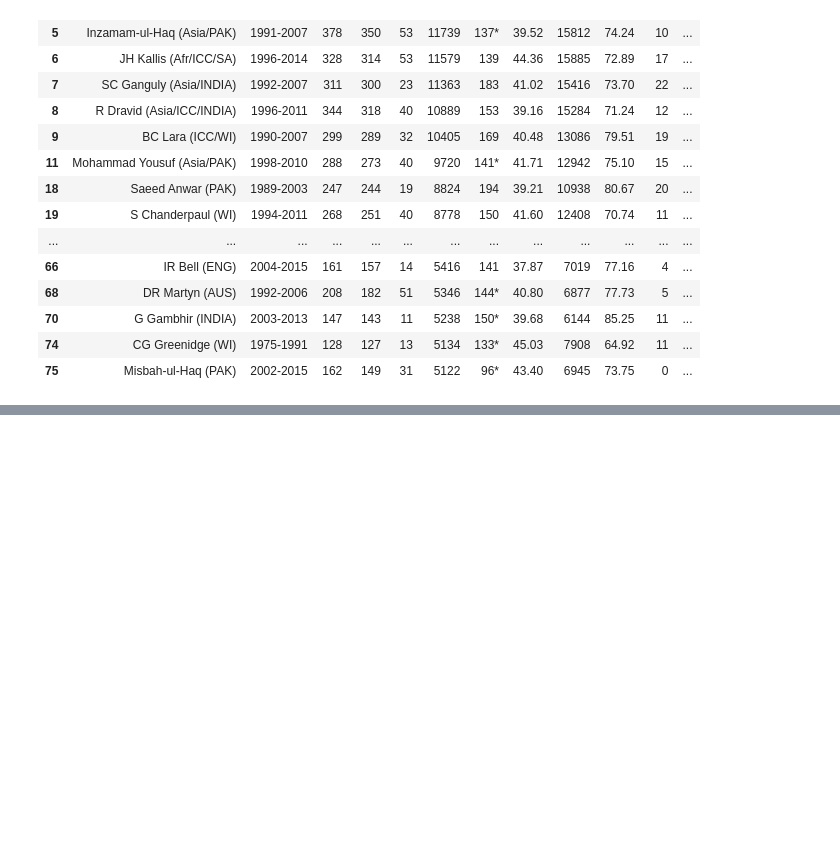
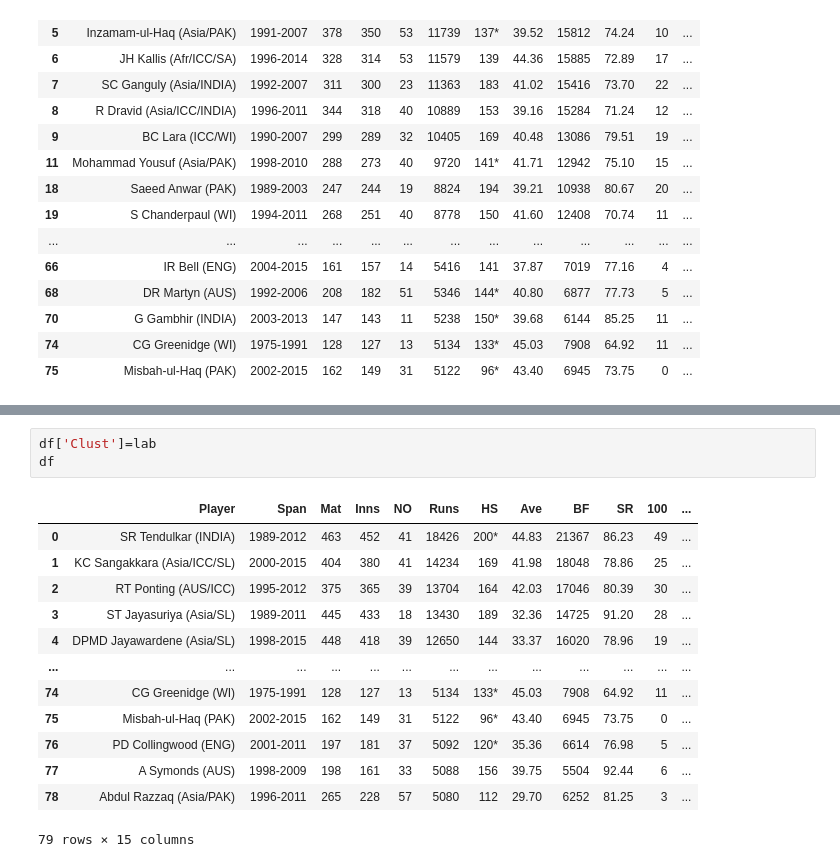
Before and after one commit to ds-souvik/Machine-Learning-Basic-Intermediate-Expert., a Jupyter notebook: 13 Machine Learning - Clusturing/Assignment.ipynb, the cells around one changed output, grey strips where cells are left out. Drawn from its saved outputs; the diff is of its cells as text; blank space fills up the shorter version.

```diff
--- a/13 Machine Learning - Clusturing/Assignment.ipynb
+++ b/13 Machine Learning - Clusturing/Assignment.ipynb
@@ -69,0 +122,17 @@ df[df['Cluster']== 0]
+# %%
+df['Clust']=lab
+df
+# %% [output]
+|  | Player | Span | Mat | Inns | NO | Runs | HS | Ave | BF | SR | 100 | ... |
+| 0 | SR Tendulkar (INDIA) | 1989-2012 | 463 | 452 | 41 | 18426 | 200* | 44.83 | 21367 | 86.23 | 49 | ... |
+| 1 | KC Sangakkara (Asia/ICC/SL) | 2000-2015 | 404 | 380 | 41 | 14234 | 169 | 41.98 | 18048 | 78.86 | 25 | ... |
+| 2 | RT Ponting (AUS/ICC) | 1995-2012 | 375 | 365 | 39 | 13704 | 164 | 42.03 | 17046 | 80.39 | 30 | ... |
+| 3 | ST Jayasuriya (Asia/SL) | 1989-2011 | 445 | 433 | 18 | 13430 | 189 | 32.36 | 14725 | 91.20 | 28 | ... |
+| 4 | DPMD Jayawardene (Asia/SL) | 1998-2015 | 448 | 418 | 39 | 12650 | 144 | 33.37 | 16020 | 78.96 | 19 | ... |
+| ... | ... | ... | ... | ... | ... | ... | ... | ... | ... | ... | ... | ... |
+| 74 | CG Greenidge (WI) | 1975-1991 | 128 | 127 | 13 | 5134 | 133* | 45.03 | 7908 | 64.92 | 11 | ... |
+| 75 | Misbah-ul-Haq (PAK) | 2002-2015 | 162 | 149 | 31 | 5122 | 96* | 43.40 | 6945 | 73.75 | 0 | ... |
+| 76 | PD Collingwood (ENG) | 2001-2011 | 197 | 181 | 37 | 5092 | 120* | 35.36 | 6614 | 76.98 | 5 | ... |
+| 77 | A Symonds (AUS) | 1998-2009 | 198 | 161 | 33 | 5088 | 156 | 39.75 | 5504 | 92.44 | 6 | ... |
+| 78 | Abdul Razzaq (Asia/PAK) | 1996-2011 | 265 | 228 | 57 | 5080 | 112 | 29.70 | 6252 | 81.25 | 3 | ... |
+79 rows × 15 columns
```
Also changed, not shown: parts of 8 cells of this notebook, 1 other file.
